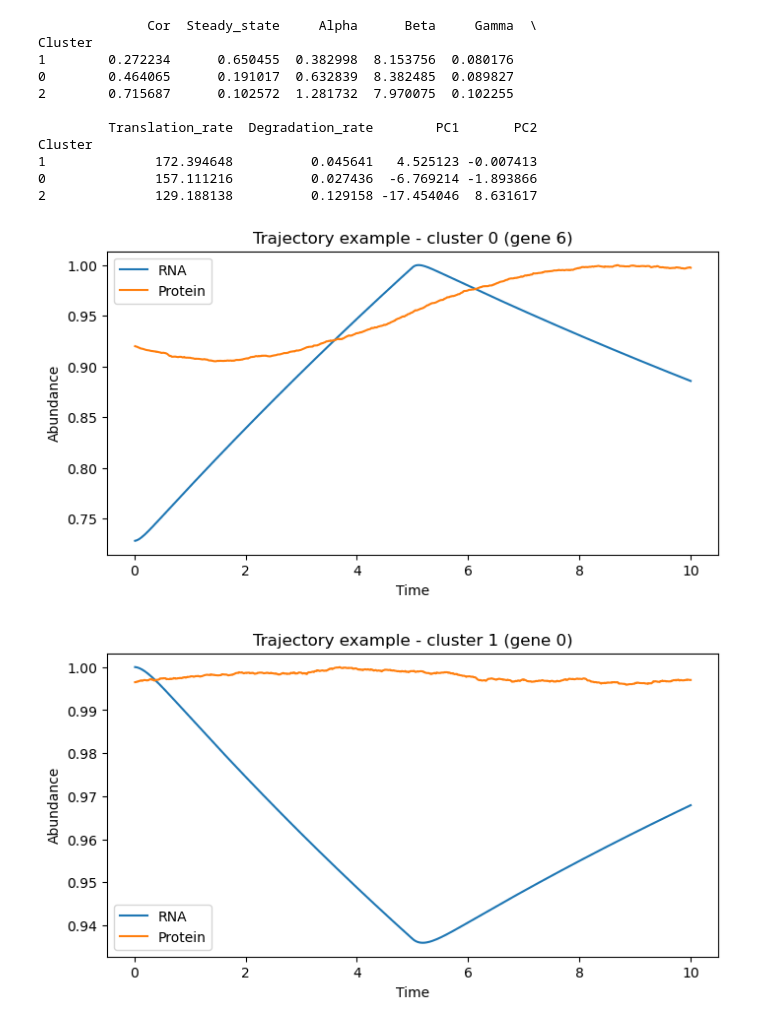
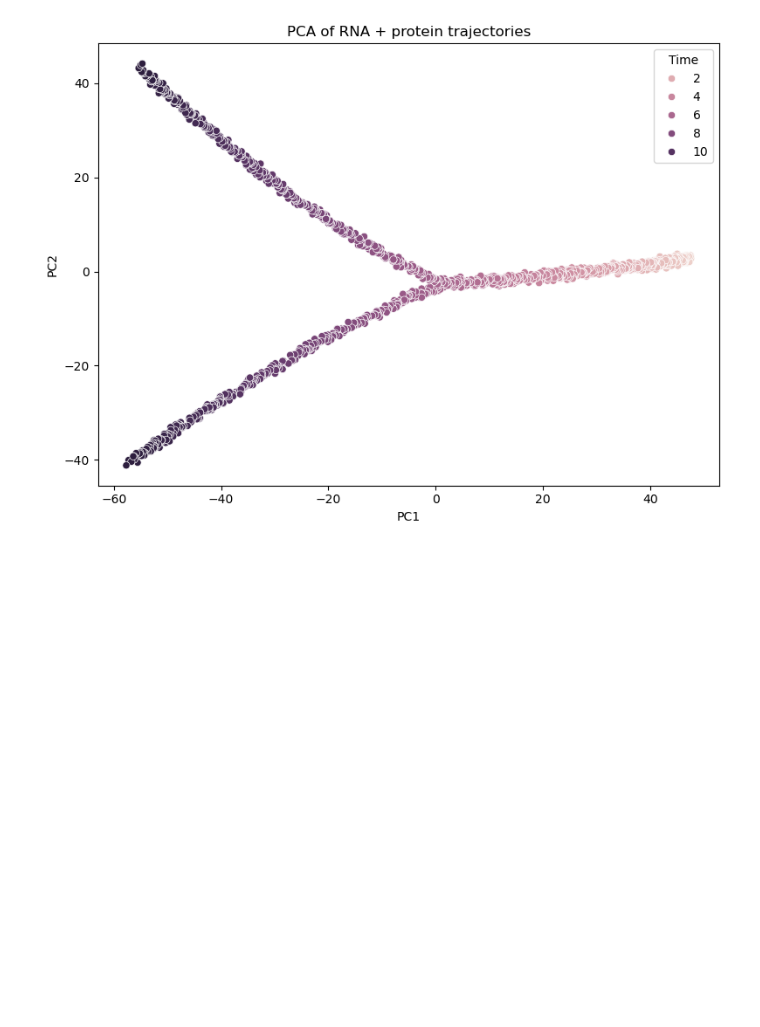
Before and after one commit to reliscu/chronocell_simulations, a Jupyter notebook: simulate_data.ipynb, the cells around one changed output. Drawn from its saved outputs; the diff is of its cells as text; code cells hidden in the pictures; blank space fills up the shorter version.

Commit message:
additional plotting

```diff
--- a/simulate_data.ipynb
+++ b/simulate_data.ipynb
@@ -49,10 +50,10 @@ deg_rate_sd = 1.5
 # %%
 # Simulate data
 
-n = 3000 # No. cells per lineage
+n = 1000 # No. cells per lineage
 p = 1000 # No. genes
 topo = np.array([[0, 1, 2], [0, 1, 3]])
-tau = (0, 5, 10)
+tau = (0, 6, 12)
 
 theta = get_RNA_params(topo, p, alpha_mu, alpha_sd, beta_mu, beta_sd, gamma_mu, gamma_sd, random_seed=random_seed)
 phi = get_protein_params(p, transl_rate_mu, transl_rate_sd, deg_rate_mu, deg_rate_sd, random_seed=random_seed)
@@ -151,29 +78,33 @@ plt.show()
 # %%
-# === Step 5: Correlation Summary by Cluster ===
-print(data.groupby('Cluster').mean().sort_values('Cor'))
+# PCA on cells
 
-# Plot representative gene trajectories from each cluster
-for c in sorted(data['Cluster'].unique()):
-    idx = data[data['Cluster'] == c].index[0]  # random gene in cluster
-    plt.figure(figsize=(8, 4))
-    plt.plot(true_t[true_l == l], Y[l*n:(l+1)*n, idx, 1]/np.max(Y[l*n:(l+1)*n, idx, 1]), label='RNA')
-    plt.plot(true_t[true_l == l], P[l*n:(l+1)*n, idx]/np.max(P[l*n:(l+1)*n, idx]), label='Protein')
-    plt.title(f'Trajectory example - cluster {c} (gene {idx})')
-    plt.xlabel('Time')
-    plt.ylabel('Abundance')
-    plt.legend()
-    plt.show()
+import seaborn as sns
+from sklearn.decomposition import PCA
+from sklearn.cluster import KMeans
+
+l = 0
+
+Y_norm = stats.zscore(Y_observed[:,:,1])
+P_norm = stats.zscore(P_observed)
+
+# === Step 2: Concatenate RNA and protein for PCA ===
+combined_traj = np.concatenate([Y_norm, P_norm], axis=1)
+pca = PCA(n_components=10)
+traj_pca = pca.fit_transform(combined_traj)
+
+# === Step 3: Clustering ===
+meta = pd.DataFrame()
+meta['PC1'] = traj_pca[:,0]
+meta['PC2'] = traj_pca[:,1]
+meta['Time'] = true_t
+
+# === Step 4: Visualization ===
+plt.figure(figsize=(8, 6))
+sns.scatterplot(x='PC1', y='PC2', data=meta, hue='Time')
+plt.title('PCA of RNA + protein trajectories')
+plt.xlabel('PC1')
+plt.ylabel('PC2')
+plt.tight_layout()
+plt.show()
 # %% [output]
-              Cor  Steady_state     Alpha      Beta     Gamma  \
-Cluster
-1        0.272234      0.650455  0.382998  8.153756  0.080176
-0        0.464065      0.191017  0.632839  8.382485  0.089827
-2        0.715687      0.102572  1.281732  7.970075  0.102255
-
-         Translation_rate  Degradation_rate        PC1       PC2
-Cluster
-1              172.394648          0.045641   4.525123 -0.007413
-0              157.111216          0.027436  -6.769214 -1.893866
-2              129.188138          0.129158 -17.454046  8.631617
-[figure, old version]
+[figure, new version]
-[figure, removed]
```
Also changed, not shown: parts of 20 cells of this notebook.
